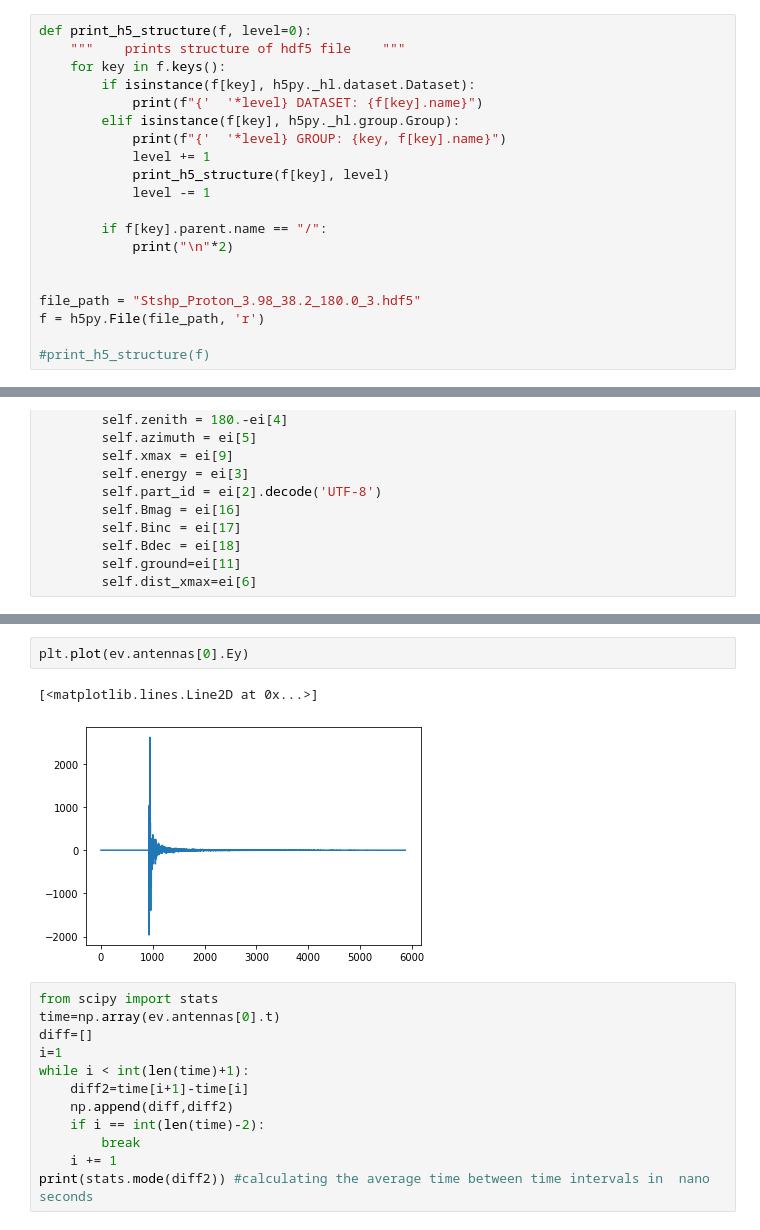
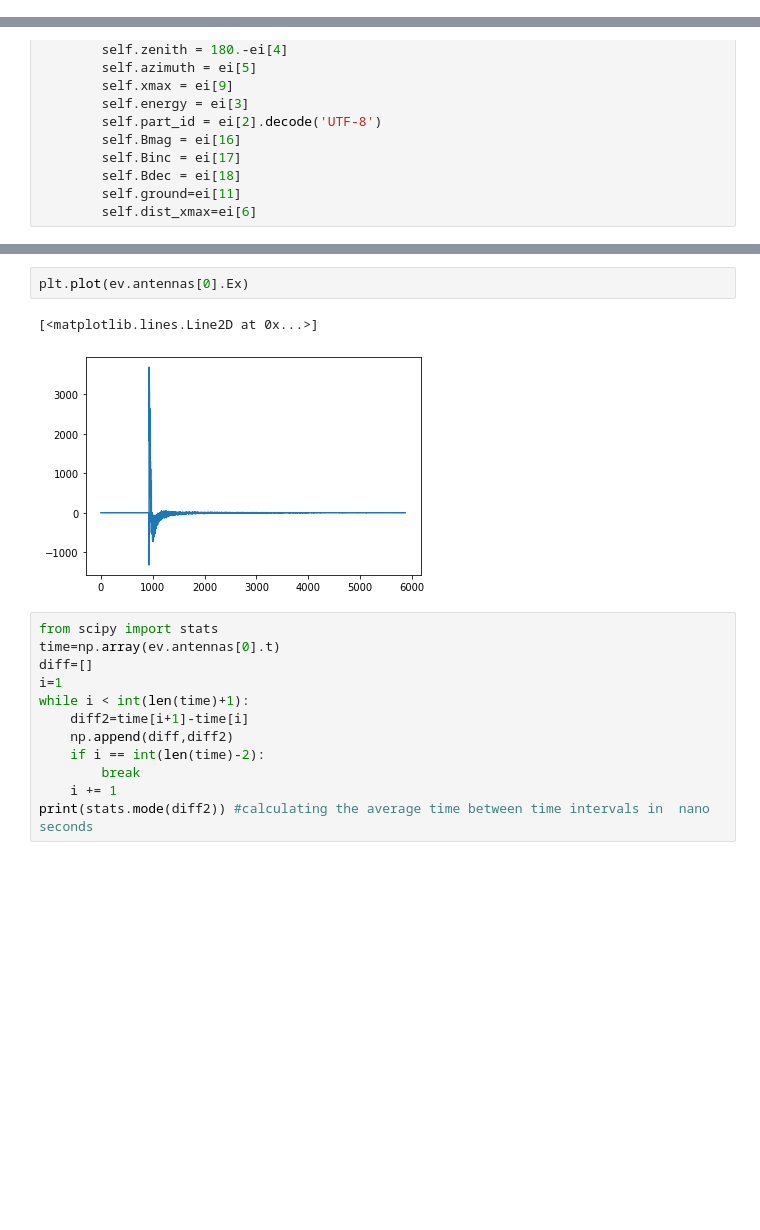
Before and after one commit to abwembya/Filtsim, a Jupyter notebook: filtband.ipynb, the cells around one changed output, grey strips where cells are left out. Cells and saved outputs as stored; diff of their text form; blank space fills up the shorter version.

```diff
--- a/filtband.ipynb
+++ b/filtband.ipynb
@@ -3,26 +3,6 @@ import math as m
 import h5py
 import numpy as np
 import matplotlib.pyplot as plt
-# %%
-def print_h5_structure(f, level=0):
-    """    prints structure of hdf5 file    """
-    for key in f.keys():
-        if isinstance(f[key], h5py._hl.dataset.Dataset):
-            print(f"{'  '*level} DATASET: {f[key].name}")
-        elif isinstance(f[key], h5py._hl.group.Group):
-            print(f"{'  '*level} GROUP: {key, f[key].name}")
-            level += 1
-            print_h5_structure(f[key], level)
-            level -= 1
-
-        if f[key].parent.name == "/":
-            print("\n"*2)
-
-
-file_path = "Stshp_Proton_3.98_38.2_180.0_3.hdf5"
-f = h5py.File(file_path, 'r')
-
-#print_h5_structure(f)
 # %%
 
 class Antenna:
@@ -180,8 +111,8 @@ read 176 antennas
 # %%
-plt.plot(ev.antennas[0].Ey)
+plt.plot(ev.antennas[0].Ex)
 # %% [output]
 [<matplotlib.lines.Line2D at 0x...>]
-[figure, old version]
+[figure, new version]
 # %%
 from scipy import stats
 time=np.array(ev.antennas[0].t)
```
Also changed, not shown: parts of 6 cells of this notebook.
